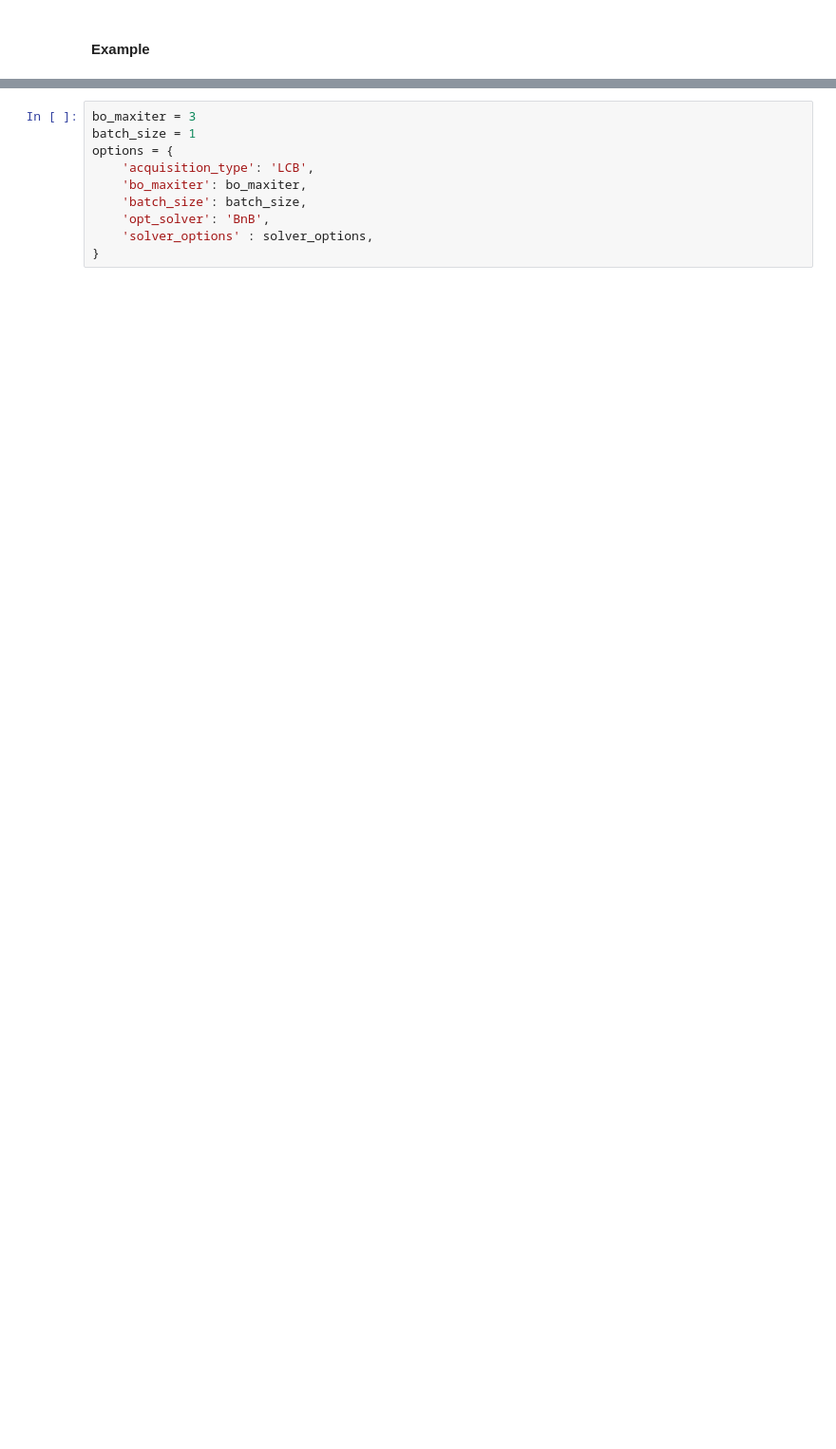
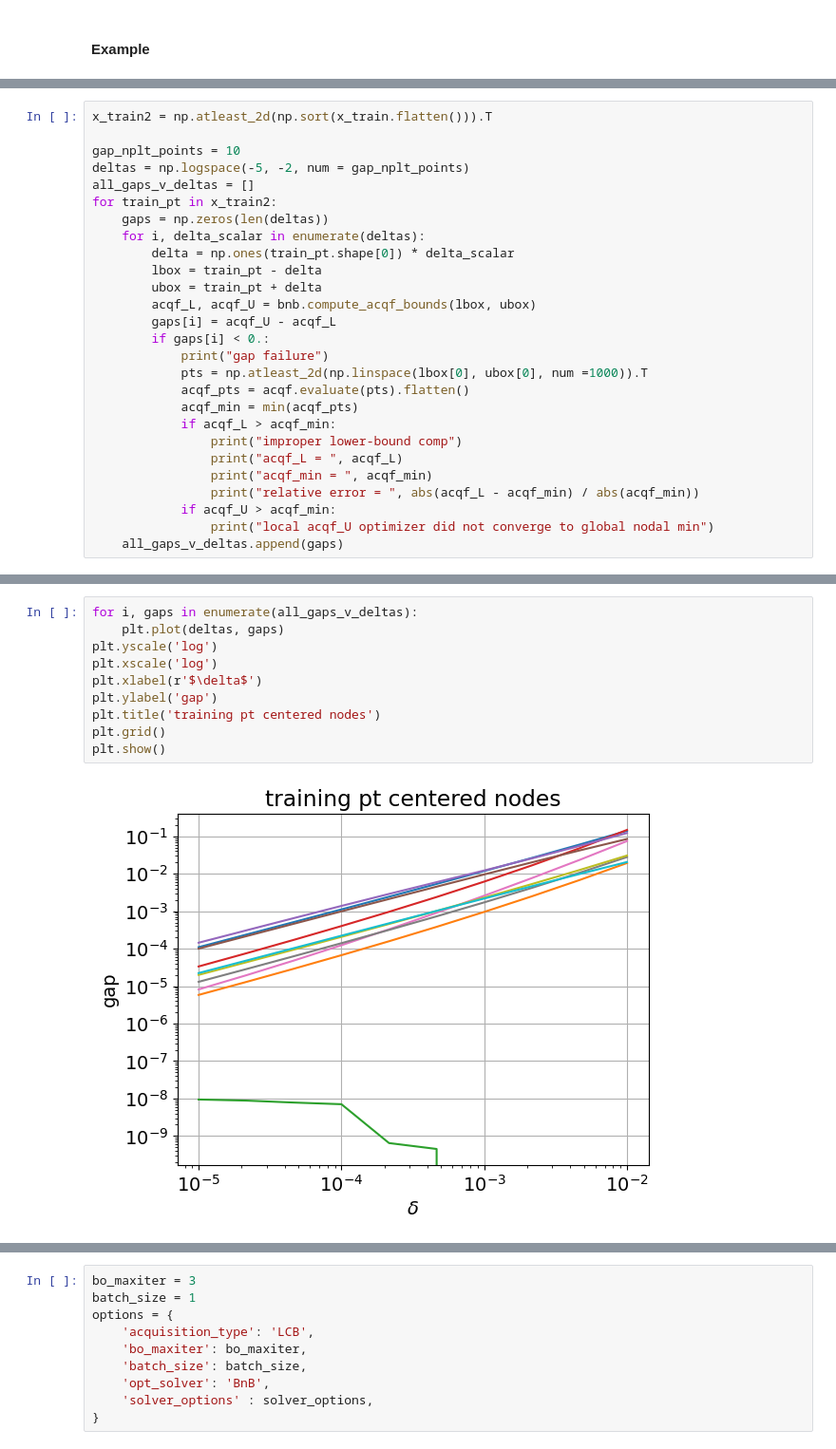
Before and after one commit to llnl/hiop, a Jupyter notebook: src/Drivers/hiopbbpy/BODemoNLP-Tucker.ipynb, the cells around one changed output, grey strips where cells are left out. Shown at 95% size. Saved outputs shown, nothing was run; the diff lists cells and outputs as text; blank space fills up the shorter version.

```diff
--- a/src/Drivers/hiopbbpy/BODemoNLP-Tucker.ipynb
+++ b/src/Drivers/hiopbbpy/BODemoNLP-Tucker.ipynb
@@ -87,0 +286,27 @@ plt.show()
+# %%
+x_train2 = np.atleast_2d(np.sort(x_train.flatten())).T
+
+gap_nplt_points = 10
+deltas = np.logspace(-5, -2, num = gap_nplt_points)
+all_gaps_v_deltas = []
+for train_pt in x_train2:
+    gaps = np.zeros(len(deltas))
+    for i, delta_scalar in enumerate(deltas):
+        delta = np.ones(train_pt.shape[0]) * delta_scalar
+        lbox = train_pt - delta
+        ubox = train_pt + delta
+        acqf_L, acqf_U = bnb.compute_acqf_bounds(lbox, ubox)
+        gaps[i] = acqf_U - acqf_L
+        if gaps[i] < 0.:
+            print("gap failure")
+            pts = np.atleast_2d(np.linspace(lbox[0], ubox[0], num =1000)).T
+            acqf_pts = acqf.evaluate(pts).flatten()
+            acqf_min = min(acqf_pts)
+            if acqf_L > acqf_min:
+                print("improper lower-bound comp")
+                print("acqf_L = ", acqf_L)
+                print("acqf_min = ", acqf_min)
+                print("relative error = ", abs(acqf_L - acqf_min) / abs(acqf_min))
+            if acqf_U > acqf_min:
+                print("local acqf_U optimizer did not converge to global nodal min")
+    all_gaps_v_deltas.append(gaps)
@@ -87,0 +334,12 @@ plt.show()
+# %%
+for i, gaps in enumerate(all_gaps_v_deltas):
+    plt.plot(deltas, gaps)
+plt.yscale('log')
+plt.xscale('log')
+plt.xlabel(r'$\delta$')
+plt.ylabel('gap')
+plt.title('training pt centered nodes')
+plt.grid()
+plt.show()
+# %% [output]
+[figure, added]
```
Also changed, not shown: parts of 20 cells of this notebook, 4 other files.
